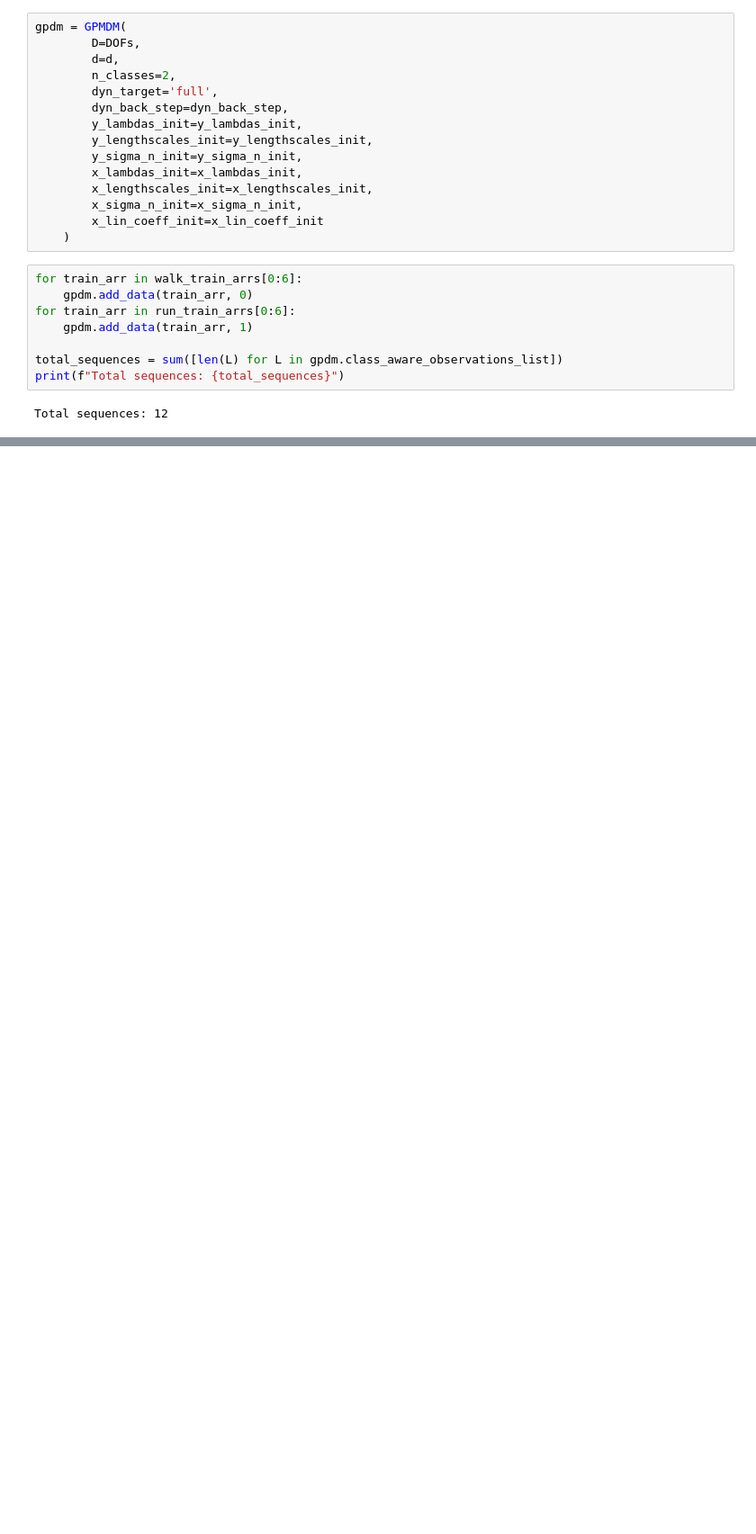
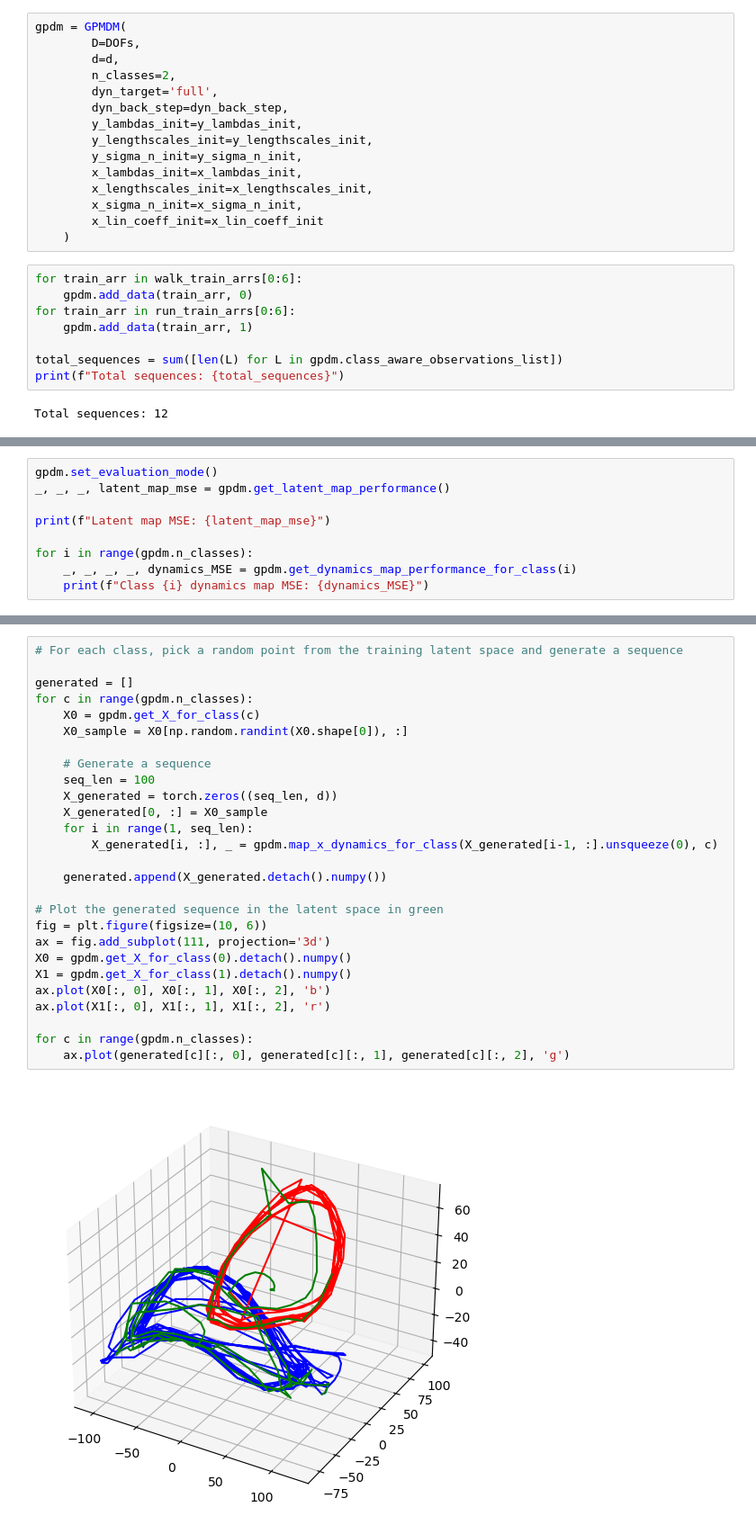
Before and after one commit to Priyanshu4/gpmdm, a Jupyter notebook: train_gpmdm.ipynb, the cells around one changed output, grey strips where cells are left out. Shown at 90% size. Saved outputs shown, nothing was run; the diff lists cells and outputs as text; blank space fills up the shorter version.

```diff
--- a/train_gpmdm.ipynb
+++ b/train_gpmdm.ipynb
@@ -103,0 +108,9 @@ plt.show()
+# %%
+gpdm.set_evaluation_mode()
+_, _, _, latent_map_mse = gpdm.get_latent_map_performance()
+
+print(f"Latent map MSE: {latent_map_mse}")
+
+for i in range(gpdm.n_classes):
+    _, _, _, _, dynamics_MSE = gpdm.get_dynamics_map_performance_for_class(i)
+    print(f"Class {i} dynamics map MSE: {dynamics_MSE}")
@@ -103,0 +121,29 @@ plt.show()
+# %%
+# For each class, pick a random point from the training latent space and generate a sequence
+
+generated = []
+for c in range(gpdm.n_classes):
+    X0 = gpdm.get_X_for_class(c)
+    X0_sample = X0[np.random.randint(X0.shape[0]), :]
+
+    # Generate a sequence
+    seq_len = 100
+    X_generated = torch.zeros((seq_len, d))
+    X_generated[0, :] = X0_sample
+    for i in range(1, seq_len):
+        X_generated[i, :], _ = gpdm.map_x_dynamics_for_class(X_generated[i-1, :].unsqueeze(0), c)
+
+    generated.append(X_generated.detach().numpy())
+
+# Plot the generated sequence in the latent space in green
+fig = plt.figure(figsize=(10, 6))
+ax = fig.add_subplot(111, projection='3d')
+X0 = gpdm.get_X_for_class(0).detach().numpy()
+X1 = gpdm.get_X_for_class(1).detach().numpy()
+ax.plot(X0[:, 0], X0[:, 1], X0[:, 2], 'b')
+ax.plot(X1[:, 0], X1[:, 1], X1[:, 2], 'r')
+
+for c in range(gpdm.n_classes):
+    ax.plot(generated[c][:, 0], generated[c][:, 1], generated[c][:, 2], 'g')
+# %% [output]
+[figure, added]
```
Also changed, not shown: parts of 4 cells of this notebook, 1 other file.
